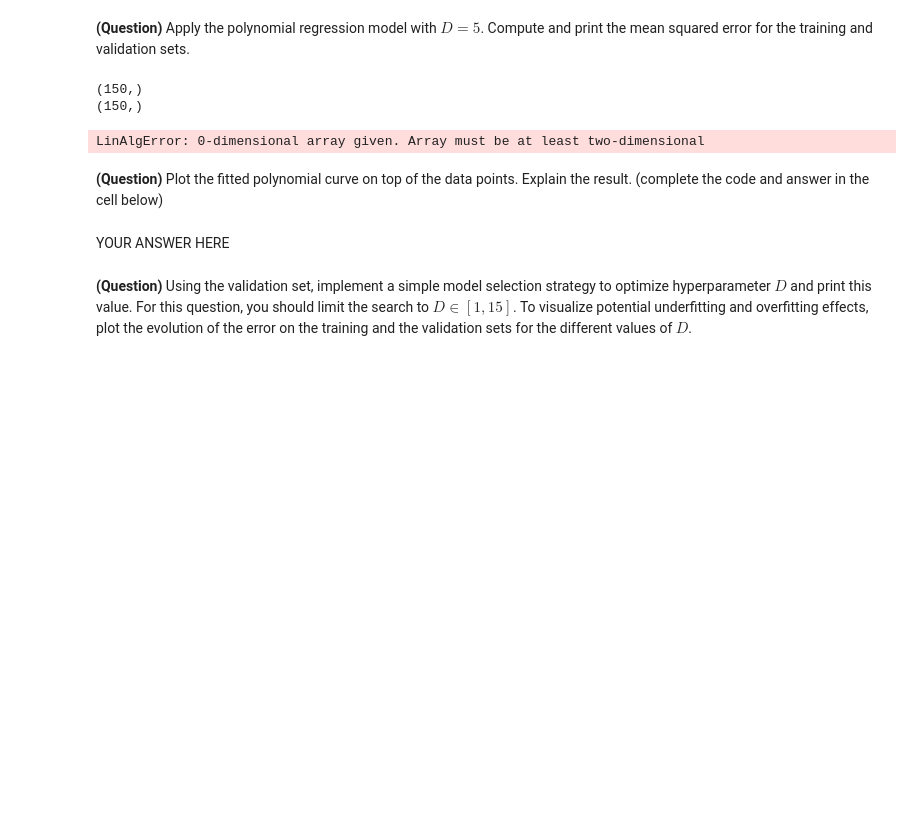
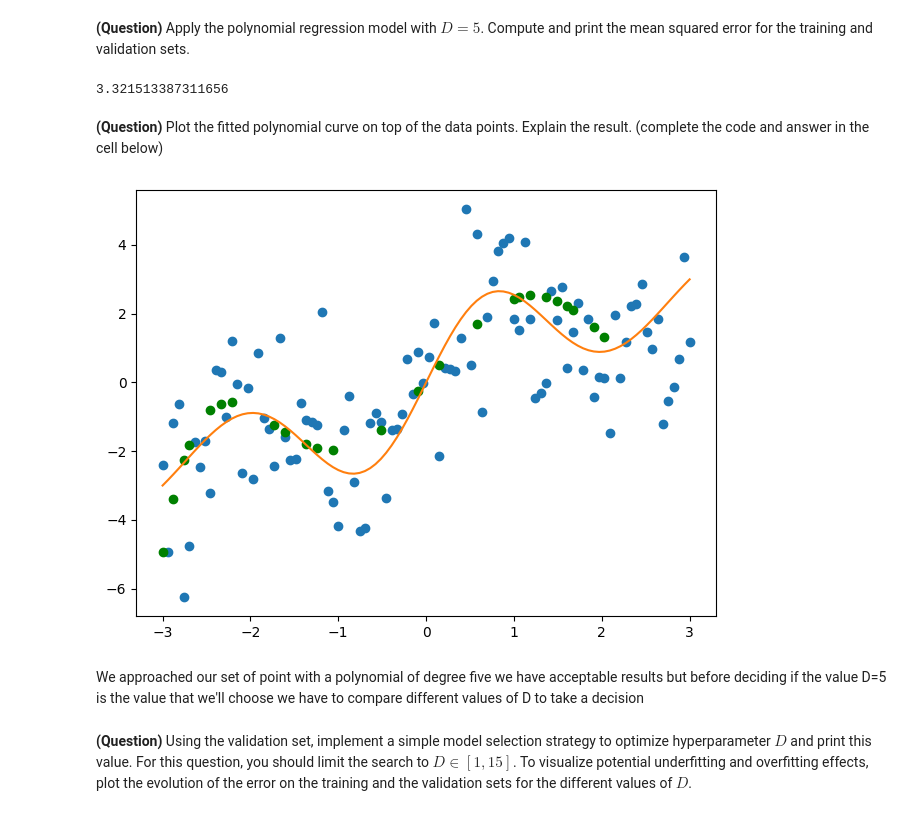
Before and after one commit to aytilfani/ml-3a, a Jupyter notebook: ml_tp1.ipynb, the cells around one changed output. Drawn from its saved outputs; the diff is of its cells as text; code cells hidden in the pictures; blank space fills up the shorter version.

```diff
--- a/ml_tp1.ipynb
+++ b/ml_tp1.ipynb
@@ -107,18 +109,17 @@ class PolynomialRegression():
     def __init__(self, D=1):
         assert D >=1
         self.D = D
+        self.w = np.random.rand(D)
 
     def fit(self, X, y):
         '''Apply polynomial linear regression to fit `X` to `y`.
         The result should be stored in an attribute `w`.'''
-        print(np.shape(X))
-        w = (np.linalg.inv(np.transpose(X)@X))@(np.transpose(X)@y)
-        return w
+        self.w = (np.linalg.inv(np.transpose(self.make_poly(X))@self.make_poly(X)))@(np.transpose(self.make_poly(X))@y)
 
     def predict(self, X):
         '''Assuming the model has already been fit, return
         predicted `y` values for given `X`.'''
-        return X@fit(X,y)
+        return self.make_poly(X)@self.w
 
     def make_poly(self, X):
         '''Augment a dataset of 1D points (vector of size N) to its
@@ -126,9 +127,10 @@ class PolynomialRegression():
         (matrix of size N x D+1). Return the data matrix.'''
         assert X.ndim == 1
         col = np.ones(np.shape(X)[0])
-        X = np.hstack((X, col))
-        print(np.shape(X))
-        return X
+        matrix = np.power(X,self.D)
+        my_list = [np.power(X,self.D - i) for i in range(self.D+1)]
+        matrix = np.stack(tuple(my_list))
+        return np.transpose(matrix)
 # %% [markdown]
 **(Question)** Implement the mean squared error function to measure the quality of predictions.
 # %%
@@ -144,19 +146,22 @@ assert mean_squared_error(a, a) == 0.
 **(Question)** Apply the polynomial regression model with $D=5$. Compute and print the mean squared error for the training and validation sets.
 # %%
 model = PolynomialRegression(D=5)
-X_ones = model.make_poly(X_train)
-w = model.fit(X_ones,y_train)
+model.fit(X_train, y_train)
+y_predicted = model.predict(X_valid)
+print(mean_squared_error(y_valid, y_predicted))
 # %% [output]
-(150,)
-(150,)
+3.321513387311656
-LinAlgError: 0-dimensional array given. Array must be at least two-dimensional
 # %% [markdown]
 **(Question)** Plot the fitted polynomial curve on top of the data points. Explain the result. (complete the code and answer in the cell below)
 # %%
-# YOUR CODE HERE
-raise NotImplementedError()
+plt.plot(X, y_noisy, 'o')
+plt.plot(X_valid, y_predicted, 'go')
+plt.plot(X, y)
+plt.tight_layout()
+# %% [output]
+[figure, added]
 # %% [markdown]
-YOUR ANSWER HERE
+We approached our set of point with a polynomial of degree five we have acceptable results but before deciding if the value D=5 is the value that we'll choose we have to compare different values of D to take a decision
 # %% [markdown]
 **(Question)** Using the validation set, implement a simple model selection strategy to optimize hyperparameter $D$ and print this value. For this question, you should limit the search to $D \in [1, 15]$.
 To visualize potential underfitting and overfitting effects, plot the evolution of the error on the training and the validation sets for the different values of $D$.
```
Also changed, not shown: parts of 6 cells of this notebook.
